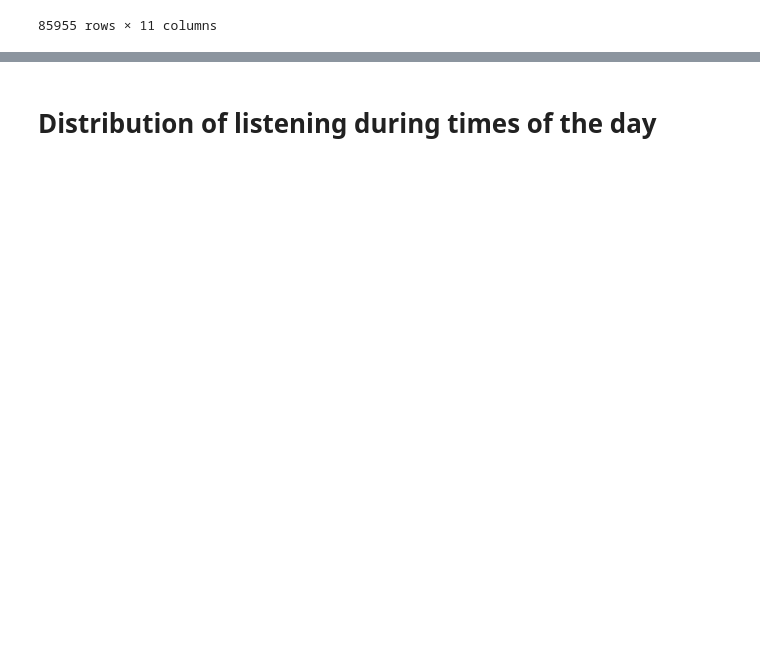
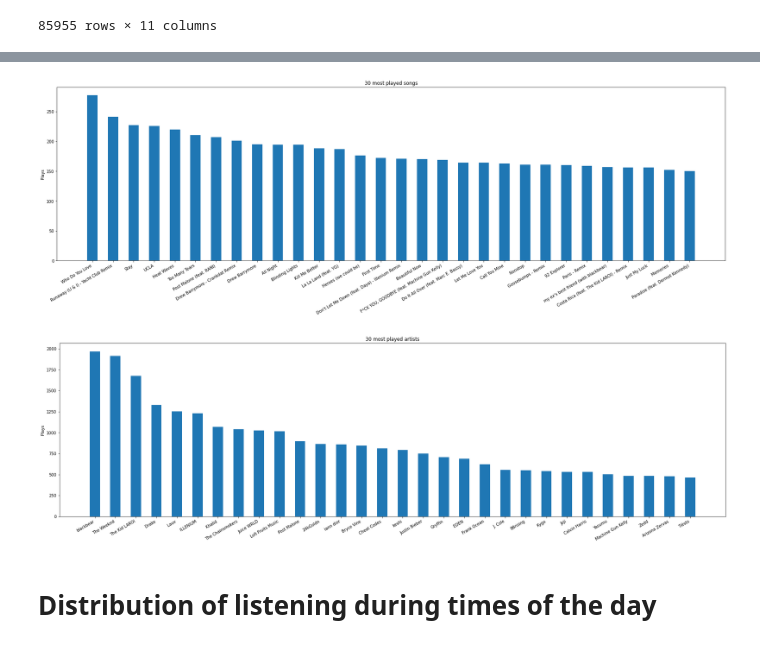
Before and after one commit to jonathanyin12/spotify-analysis, a Jupyter notebook: listening_history.ipynb, the cells around one changed output, grey strips where cells are left out. Cells and saved outputs as stored; diff of their text form; code cells hidden in the pictures; blank space fills up the shorter version.

```diff
--- a/listening_history.ipynb
+++ b/listening_history.ipynb
@@ -47,2 +77,28 @@ history
+# %%
+width = 0.5
+
+labels, values = zip(*song_counts.most_common(30))
+indexes = np.arange(len(labels))
+
+plt.figure(figsize=(30,8))
+plt.title('30 most played songs')
+plt.bar(indexes, values, width)
+plt.xticks(indexes, labels, rotation = 30, ha='right')
+plt.ylabel('Plays')
+plt.show()
+
+
+labels, values = zip(*artist_counts.most_common(30))
+indexes = np.arange(len(labels))
+\
+plt.figure(figsize=(30,8))
+plt.title('30 most played artists')
+plt.bar(indexes, values, width)
+plt.xticks(indexes, labels, rotation = 30, ha='right')
+plt.ylabel('Plays')
+plt.show()
+# %% [output]
+[figure, added]
+[figure, added]
 # %% [markdown]
 # **Distribution of listening during times of the day**
```
Also changed, not shown: parts of 9 cells of this notebook.
